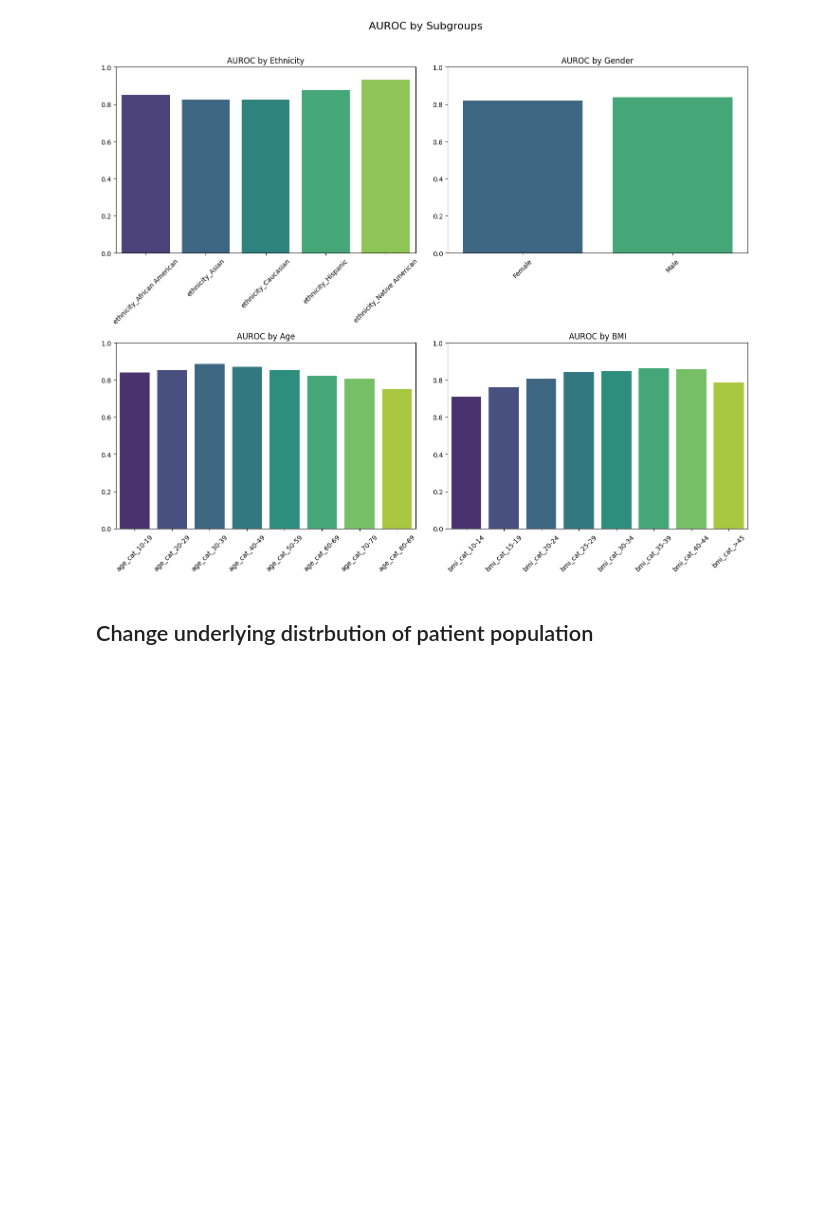
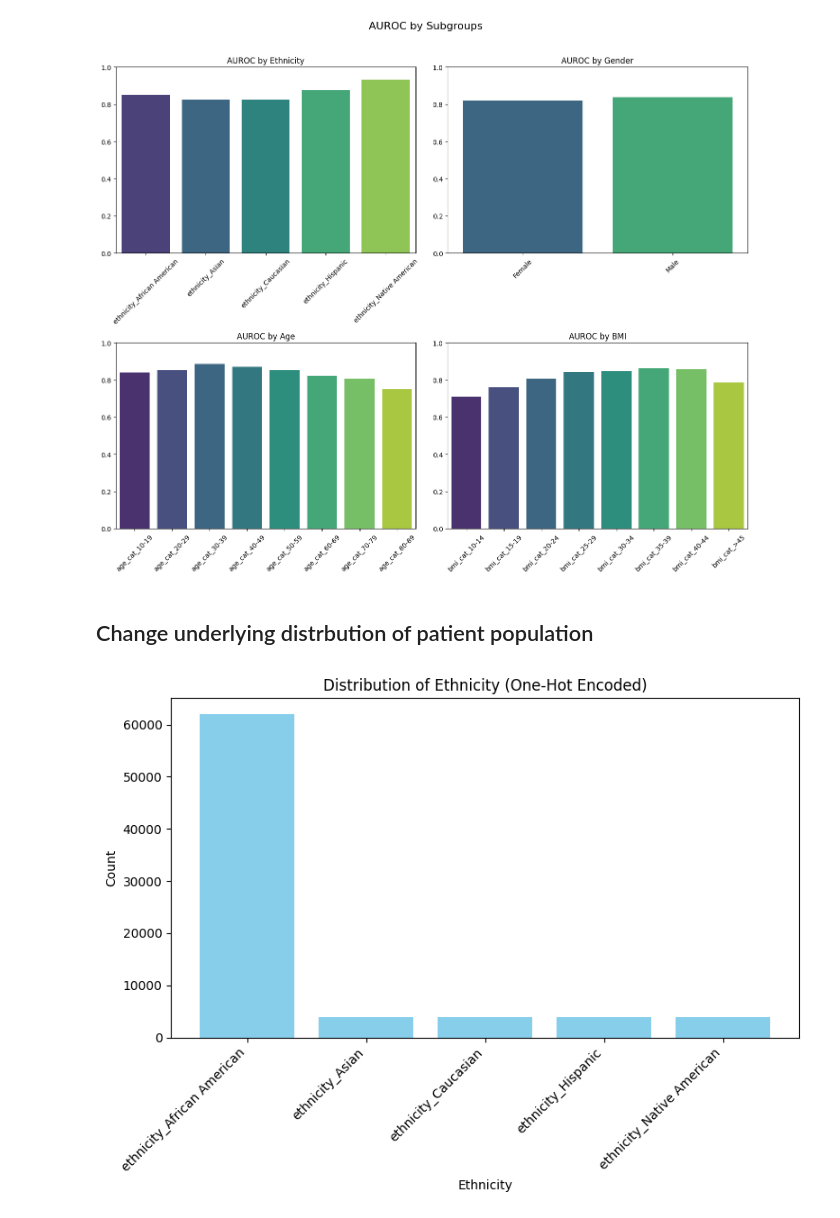
Before and after one commit to Mackenzie-Meni/UF-biasathon-workshop2025, a Jupyter notebook: 4_generate_model_card.ipynb, the cells around one changed output. Drawn from its saved outputs; the diff is of its cells as text; code cells hidden in the pictures; blank space fills up the shorter version.

Commit message:
update model card
altered data with model training

```diff
--- a/4_generate_model_card.ipynb
+++ b/4_generate_model_card.ipynb
@@ -663,0 +658,35 @@ def random_switch_ethnicity_classes_80_percent_african_american(data_altered):
+# %%
+data_altered = pd.read_csv('/Users/jeremy/Desktop/data_altered.csv')
+# %%
+def plot_ethnicity_distribution(data_altered):
+    """
+    Creates a bar chart (categorical histogram) of the distribution of ethnicities from the one-hot columns.
+    """
+    import matplotlib.pyplot as plt
+
+    # Define the ethnicity one-hot columns
+    ethnicity_cols = [
+        'ethnicity_African American',
+        'ethnicity_Asian',
+        'ethnicity_Caucasian',
+        'ethnicity_Hispanic',
+        'ethnicity_Native American'
+    ]
+
+    # Sum up the occurrences for each ethnicity column
+    # (since each row should have exactly one ethnicity set to 1)
+    ethnicity_counts = data_altered[ethnicity_cols].sum()
+
+    # Create a bar plot of the ethnicity distribution
+    plt.figure(figsize=(8, 6))
+    plt.bar(ethnicity_counts.index, ethnicity_counts.values, color='skyblue')
+    plt.xlabel('Ethnicity')
+    plt.ylabel('Count')
+    plt.title('Distribution of Ethnicity (One-Hot Encoded)')
+    plt.xticks(rotation=45, ha='right')
+    plt.tight_layout()
+    plt.show()
+
+plot_ethnicity_distribution(data_altered)
+# %% [output]
+[figure, added]
```
Also changed, not shown: parts of 12 cells of this notebook.
